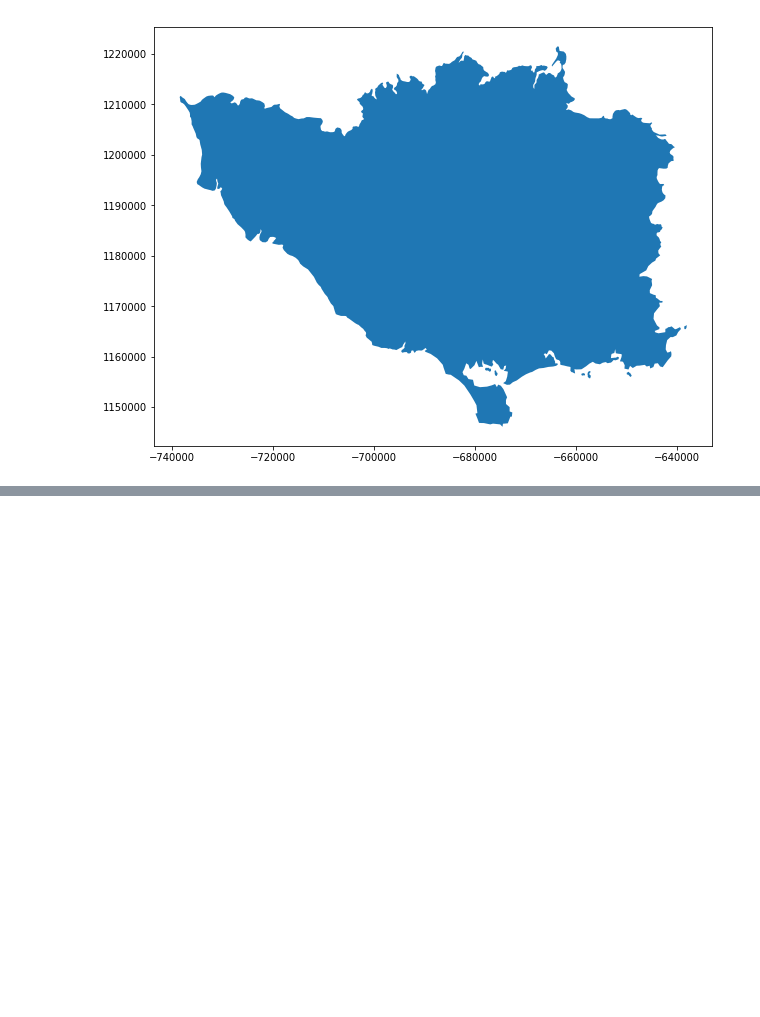
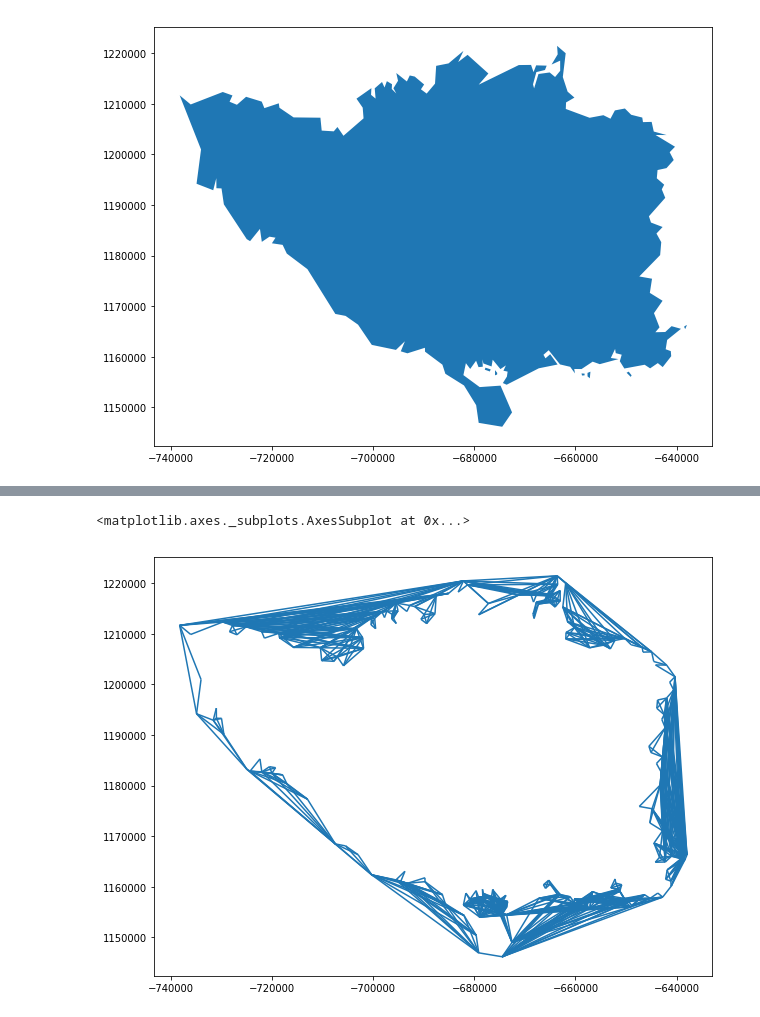
Before and after one commit to jkibele/pyriv, a Jupyter notebook: notebooks/MinimalDemo.ipynb, the cells around one changed output, grey strips where cells are left out. Saved outputs shown, nothing was run; the diff lists cells and outputs as text; code cells hidden in the pictures; blank space fills up the shorter version.

Commit message:
Land object now able to create a CoastalGraph.

```diff
--- a/notebooks/MinimalDemo.ipynb
+++ b/notebooks/MinimalDemo.ipynb
@@ -121,7 +119,7 @@ ax.set_axis_off()
 ## Build the Coastal Network
 # %%
 clg = pyriv.CoastLine.read_shp(land_fn)
-lnd = pyriv.Land(clg.poly_geodataframe())
+lnd = pyriv.Land(clg.poly_geodataframe(), simplify_tolerance=500)
 lnd.plot()
 # %% [output]
 <matplotlib.axes._subplots.AxesSubplot at 0x...>
@@ -151,3 +131,3 @@ False
 # %%
-newg = lnd.add_ocean_edges_complete(clg, verbose=True)
+cg = lnd.graph(verbose=True)
 # %% [output]
@@ -160,0 +137,5 @@ object.__getattribute__(lnd, "land_shrunk")
+# %%
+cg.edge_geodataframe.plot()
+# %% [output]
+<matplotlib.axes._subplots.AxesSubplot at 0x...>
+[figure, added]
```
Also changed, not shown: parts of 10 cells of this notebook, 2 other files.
